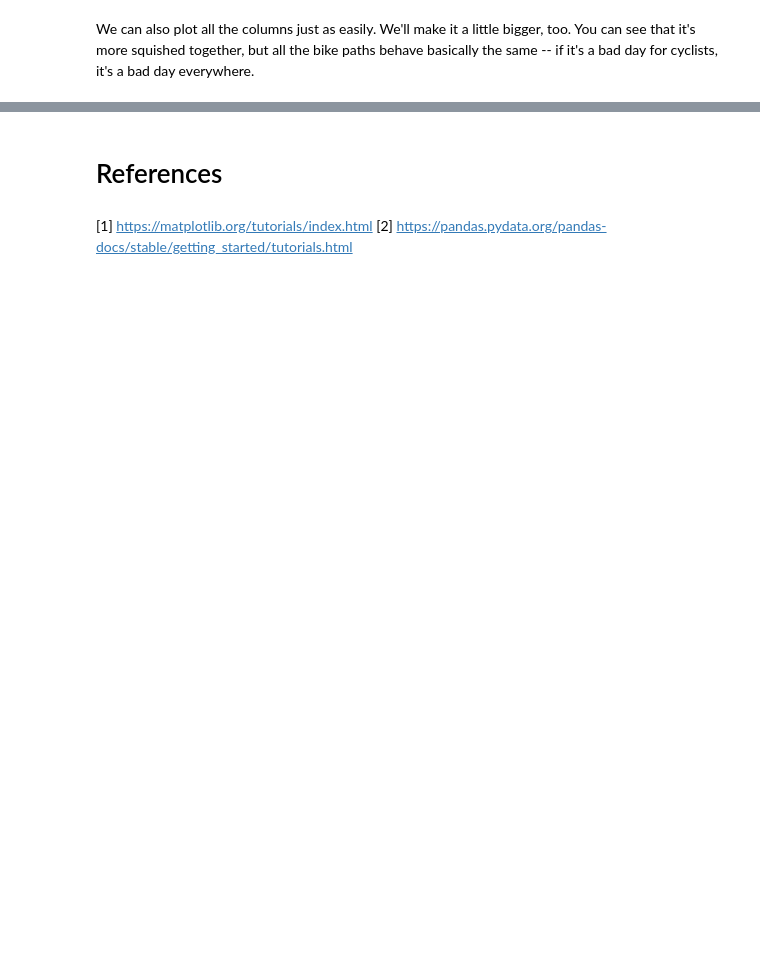
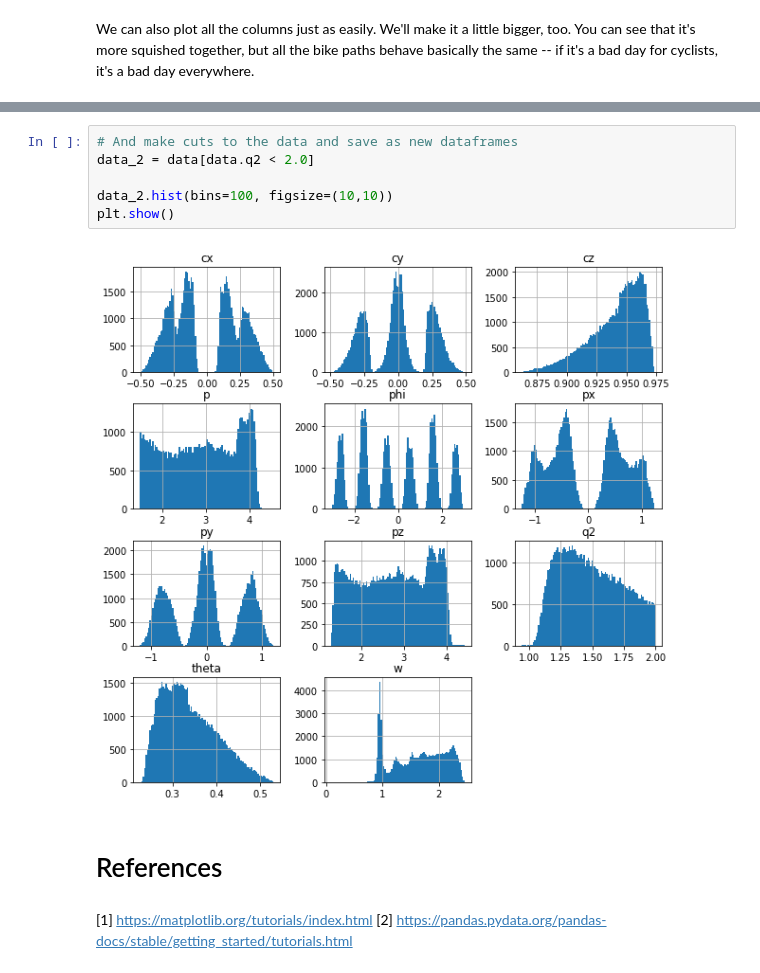
Before and after one commit to jpierel14/USC_PythonCourse_2019, a Jupyter notebook: Day_2/Python Core.ipynb, the cells around one changed output, grey strips where cells are left out. Saved outputs shown, nothing was run; the diff lists cells and outputs as text; blank space fills up the shorter version.

```diff
--- a/Day_2/Python Core.ipynb
+++ b/Day_2/Python Core.ipynb
@@ -253,3 +309,11 @@ fixed_df.plot(figsize=(15, 10))
+# %%
+# And make cuts to the data and save as new dataframes
+data_2 = data[data.q2 < 2.0]
+
+data_2.hist(bins=100, figsize=(10,10))
+plt.show()
+# %% [output]
+[figure, added]
 # %% [markdown]
 # References
 # %% [markdown]
```
Also changed, not shown: parts of 27 cells of this notebook, 2 other files.
